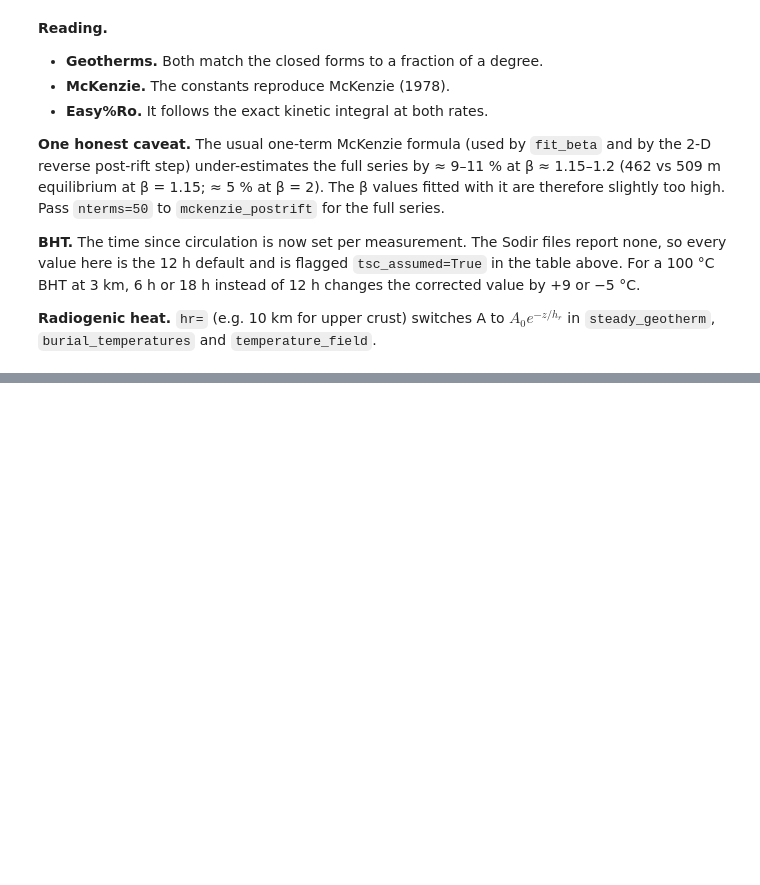
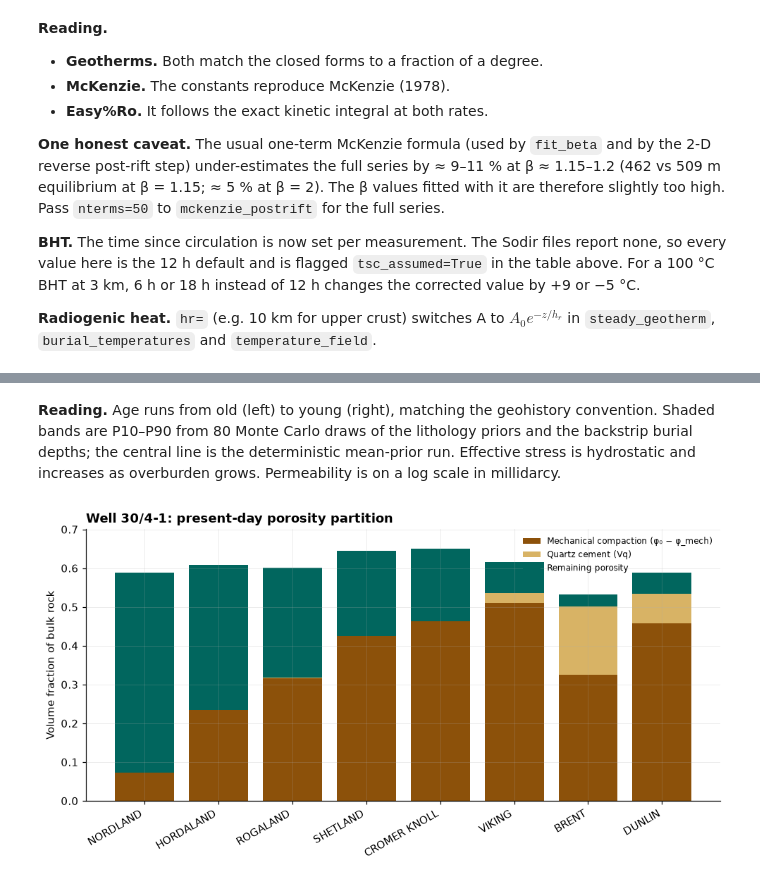
Before and after one commit to GeoLarryLai/pyBasinSubs, a Jupyter notebook: notebooks/pyBasinSubs_6_north_sea_thermal.ipynb, the cells around one changed output, grey strips where cells are left out. Saved outputs shown, nothing was run; the diff lists cells and outputs as text; code cells hidden in the pictures; blank space fills up the shorter version.

```diff
--- a/notebooks/pyBasinSubs_6_north_sea_thermal.ipynb
+++ b/notebooks/pyBasinSubs_6_north_sea_thermal.ipynb
@@ -443,0 +584,7 @@ saved image/nb6_thermal_benchmarks.png
+# %% [markdown]
+**Reading.** Age runs from old (left) to young (right), matching the geohistory convention. Shaded bands are P10–P90 from 80 Monte Carlo draws of the lithology priors and the backstrip burial depths; the central line is the deterministic mean-prior run. Effective stress is hydrostatic and increases as overburden grows. Permeability is on a log scale in millidarcy.
+# %%
+fig = plot_porosity_partition(prop, title="Well 30/4-1: present-day porosity partition")
+display(fig); plt.close(fig)
+# %% [output]
+[figure, added]
```
Also changed, not shown: parts of 27 cells of this notebook, 44 other files.
